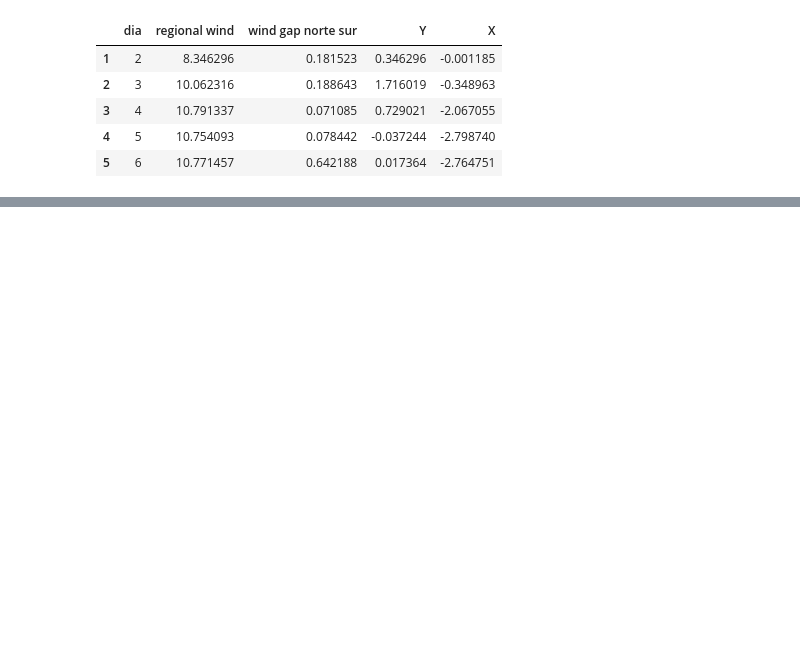
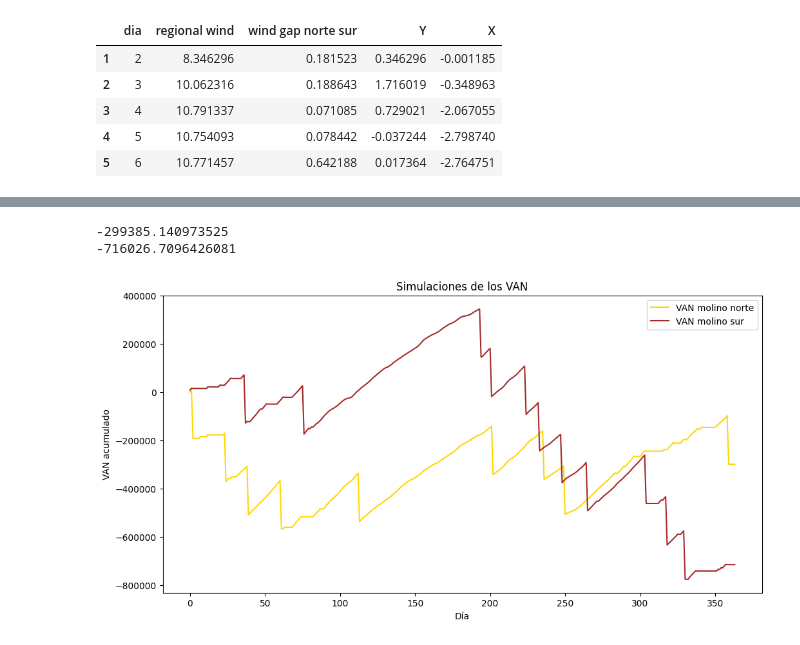
Before and after one commit to MarianoSanson/tp-viento, a Jupyter notebook: viento.ipynb, the cells around one changed output, grey strips where cells are left out. Cells and saved outputs as stored; diff of their text form; code cells hidden in the pictures; blank space fills up the shorter version.

```diff
--- a/viento.ipynb
+++ b/viento.ipynb
@@ -264,0 +346,22 @@ plt.show()
+# %%
+simular_VAN_molino_norte = calcular_VAN(T, simulacion_norte, 8)
+simular_VAN_molino_sur = calcular_VAN(T, simulacion_sur, 8)
+
+print(simular_VAN_molino_norte[-1])
+print(simular_VAN_molino_sur[-1])
+
+
+# Graficar las simulaciones
+plt.figure(figsize=(12, 6))
+plt.plot(simular_VAN_molino_norte, color='gold', label='VAN molino norte')
+plt.plot(simular_VAN_molino_sur, color='brown', label='VAN molino sur')
+
+plt.xlabel('Día')
+plt.ylabel('VAN acumulado')
+plt.title('Simulaciones de los VAN')
+plt.legend()
+plt.show()
+# %% [output]
+-299385.140973525
+-716026.7096426081
+[figure, added]
```
Also changed, not shown: parts of 42 cells of this notebook.
